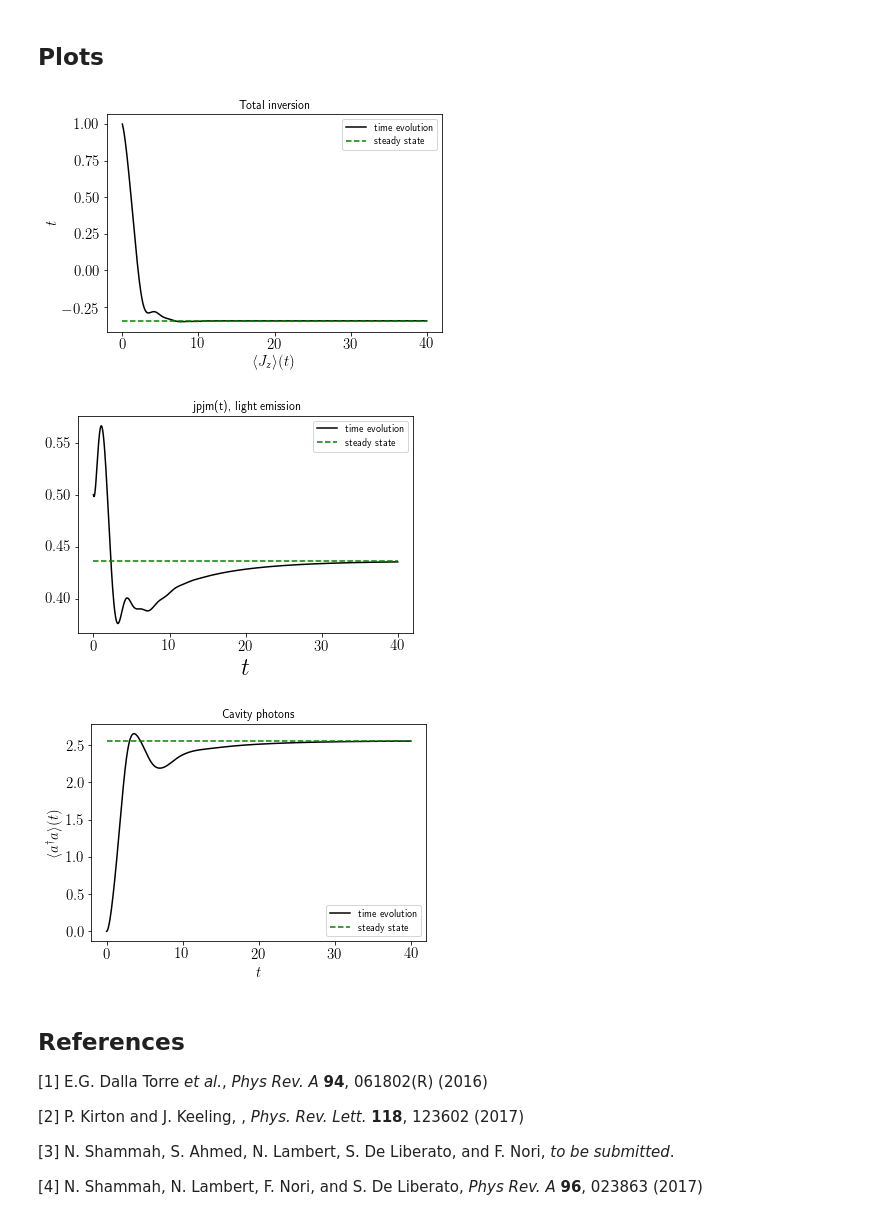
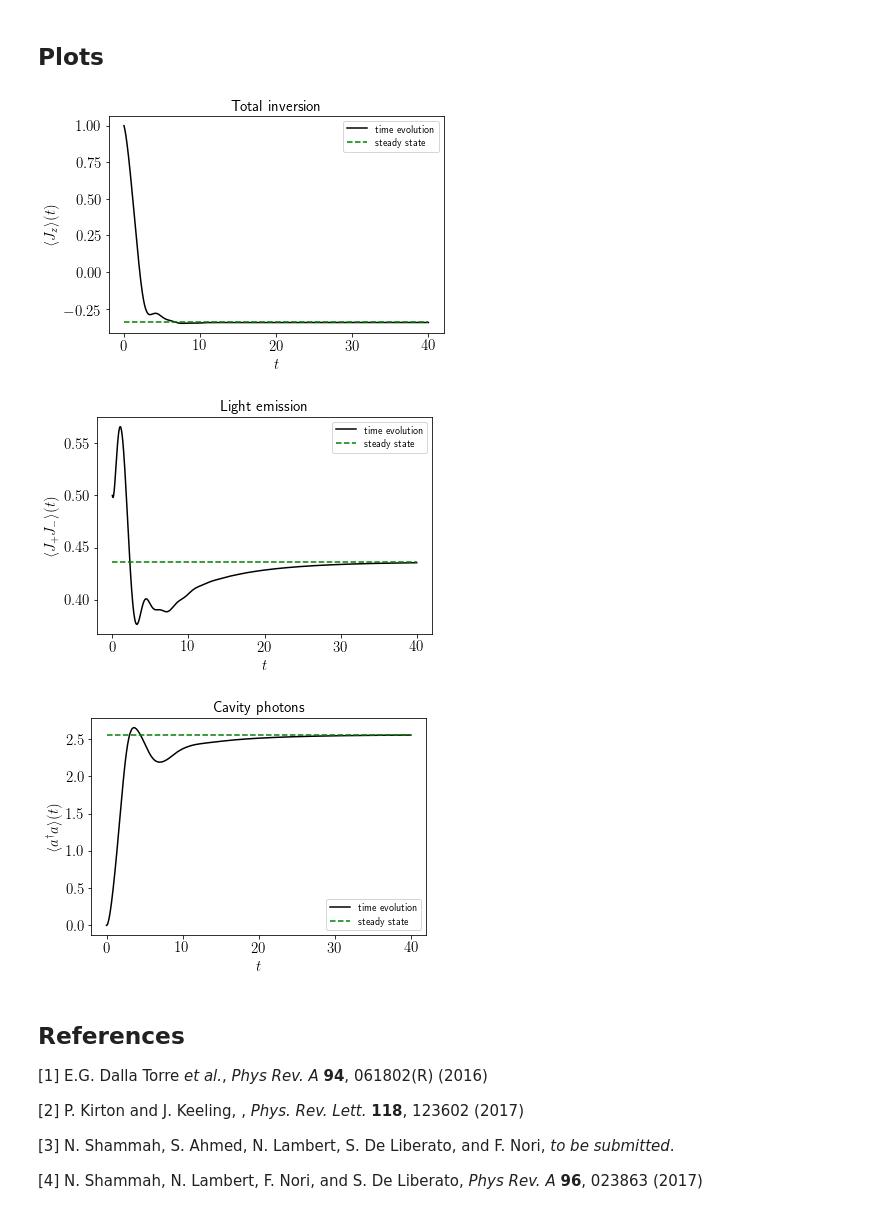
Before and after one commit to nathanshammah/piqs, a Jupyter notebook: notebooks/piqs_superradiance.ipynb, the cells around one changed output. Cells and saved outputs as stored; diff of their text form; code cells hidden in the pictures.

```diff
--- a/notebooks/piqs_superradiance.ipynb
+++ b/notebooks/piqs_superradiance.ipynb
@@ -48,9 +48,9 @@ g = ratio_g/np.sqrt(N)
 a = destroy(nphot)
 # %%
 #TLS liouvillian
-system = Dicke(N = N)
+system = Piqs(N = N)
 system.hamiltonian = h
-system.loss = gE
+system.emission = gE
 system.dephasing = gD
 liouv = system.liouvillian()
 
@@ -118,7 +118,7 @@ plt.close()
 tmax = 40
 nt = 1000
 t = np.linspace(0, tmax, nt)
-rho0 = system.dicke(N/2, N/2)
+rho0 = dicke_state(N, N/2, N/2)
 rho0_phot = ket2dm(basis(nphot,0))
 rho0_tot = tensor(rho0_phot, rho0)
 result = mesolve(liouv_tot, rho0_tot, t, [], e_ops = [jz_tot, jpjm_tot, nphot_tot])
@@ -132,43 +132,47 @@ adagat_tot = result.expect[2]
 jmax = (N/2)
 j2max = N/2*(N/2+1)
 
-label_size3 = 25
+label_size3 = 20
 
 fig1 = plt.figure(1)
 plt.rc('text', usetex = True)
+plt.rc('xtick', labelsize=label_size)
+plt.rc('ytick', labelsize=label_size)
 plt.plot(t, jzt_tot/jmax, 'k-', label='time evolution')
 plt.plot(t, t*0+jz_ss/jmax, 'g--', label='steady state')
-plt.title('Total inversion')
-plt.xlabel(r'$\langle J_z\rangle (t)$', fontsize = label_size)
-plt.ylabel(r'$t$', fontsize = label_size)
+plt.title('Total inversion', fontsize = label_size)
+plt.xlabel(r'$t$', fontsize = label_size)
+plt.ylabel(r'$\langle J_z\rangle (t)$', fontsize = label_size)
 plt.legend()
 plt.show()
 plt.close()
 
 fig2 = plt.figure(2)
 plt.plot(t, jpjmt_tot/j2max, 'k-', label='time evolution')
 plt.plot(t, t*0+jpjm_ss/j2max, 'g--', label='steady state')
-plt.title('jpjm(t), light emission')
+plt.xlabel(r'$t$', fontsize = label_size)
+plt.ylabel(r'$\langle J_{+}J_{-}\rangle (t)$', fontsize = label_size)
+plt.title('Light emission', fontsize = label_size)
 
-plt.xlabel(r'$t$', fontsize = label_size3)
+plt.xlabel(r'$t$', fontsize = label_size)
 plt.legend()
 plt.show()
 plt.close()
 
 fig3 = plt.figure(3)
 plt.plot(t, adagat_tot, 'k-', label='time evolution')
 plt.plot(t, t*0 + nphot_ss, 'g--', label='steady state')
-plt.title('Cavity photons')
+plt.title('Cavity photons', fontsize = label_size)
 plt.xlabel(r'$t$', fontsize = label_size)
 plt.ylabel(r'$\langle a^\dagger a \rangle (t)$', fontsize = label_size)
 
 plt.legend()
 plt.show()
 plt.close()
 # %% [output]
-[figure, old version]
+[figure, new version]
-[figure, old version]
+[figure, new version]
-[figure, old version]
+[figure, new version]
 # %% [markdown]
 ## References
 
```
Also changed, not shown: parts of 2 cells of this notebook, 3 other files.
